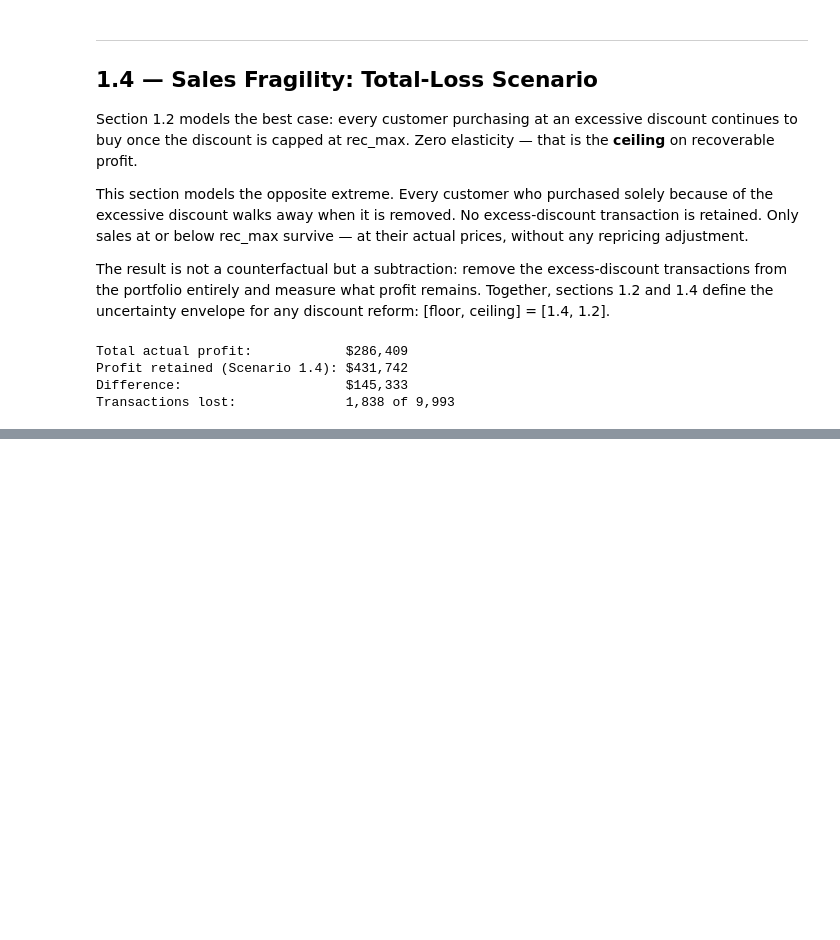
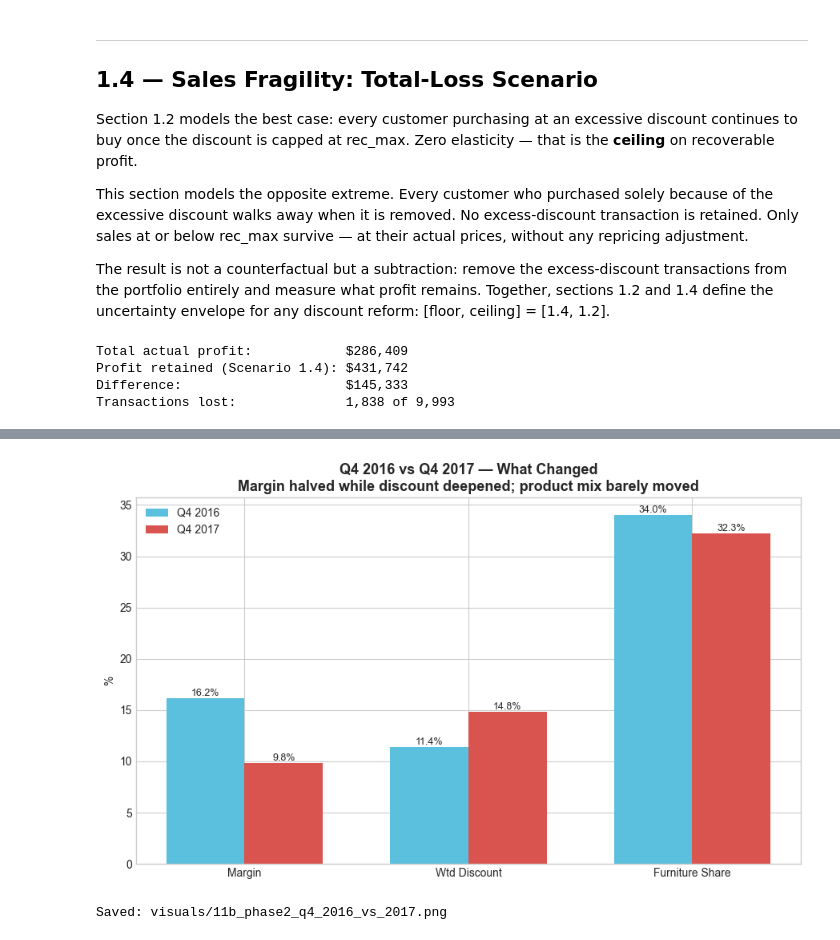
Before and after one commit to JoseFranTZ/superstore-sales-analysis, a Jupyter notebook: notebooks/03_phase2_discounts.ipynb, the cells around one changed output, grey strips where cells are left out. Saved outputs shown, nothing was run; the diff lists cells and outputs as text; code cells hidden in the pictures; blank space fills up the shorter version.

```diff
--- a/notebooks/03_phase2_discounts.ipynb
+++ b/notebooks/03_phase2_discounts.ipynb
@@ -845,0 +1387,21 @@ Table 4 — Fragility Scenario: Transactions Lost and Profit Retained by Sub-Cat
+# %%
+# Per-sub-category contribution + discount attribution (closing the loop with §1)
+contrib = decomp.assign(
+    m16_pct=lambda x: x.m16 * 100, m17_pct=lambda x: x.m17 * 100,
+    mix_pp=lambda x: x['mix'] * 100, rate_pp=lambda x: x['rate'] * 100,
+).sort_values('rate')
+
+print("Top rate-effect contributors (most negative):")
+print(contrib[['Sub-Category', 'm16_pct', 'm17_pct', 'mix_pp', 'rate_pp']]
+      .head(5).round(2).to_string(index=False))
+
+print("\nWeighted avg discount by year:")
+for y in (2016, 2017):
+    dd = df[df.year == y]
+    print(f"  {y} overall: {(dd.Sales * dd.Discount).sum() / dd.Sales.sum():.1%}")
+for c in ['Machines', 'Tables', 'Binders']:
+    line = f"  {c:<9}"
+    for y in (2016, 2017):
+        dd = df[(df.year == y) & (df['Sub-Category'] == c)]
+        line += f"  {y}={(dd.Sales * dd.Discount).sum() / dd.Sales.sum():.1%}"
+    print(line)
@@ -845,0 +1484,27 @@ Table 4 — Fragility Scenario: Transactions Lost and Profit Retained by Sub-Cat
+# %%
+# Visual — Q4 2016 vs Q4 2017 on the three margin drivers
+metrics = ['Margin', 'Wtd Discount', 'Furniture Share']
+v16 = [q4.loc[0, m] * 100 for m in metrics]
+v17 = [q4.loc[1, m] * 100 for m in metrics]
+x = np.arange(len(metrics))
+w = 0.35
+
+fig, ax = plt.subplots(figsize=(9, 5.5))
+b1 = ax.bar(x - w / 2, v16, w, label='Q4 2016', color='#5bc0de')
+b2 = ax.bar(x + w / 2, v17, w, label='Q4 2017', color='#d9534f')
+ax.bar_label(b1, fmt='%.1f%%', fontsize=9)
+ax.bar_label(b2, fmt='%.1f%%', fontsize=9)
+ax.set_xticks(x)
+ax.set_xticklabels(metrics)
+ax.set_ylabel('%')
+ax.set_title('Q4 2016 vs Q4 2017 — What Changed\n'
+             'Margin halved while discount deepened; product mix barely moved',
+             fontsize=13, fontweight='bold')
+ax.legend()
+plt.tight_layout()
+plt.savefig('../visuals/11b_phase2_q4_2016_vs_2017.png', dpi=150, bbox_inches='tight')
+plt.show()
+print('Saved: visuals/11b_phase2_q4_2016_vs_2017.png')
+# %% [output]
+[figure, added]
+Saved: visuals/11b_phase2_q4_2016_vs_2017.png
```
Also changed, not shown: parts of 29 cells of this notebook, 12 other files.
